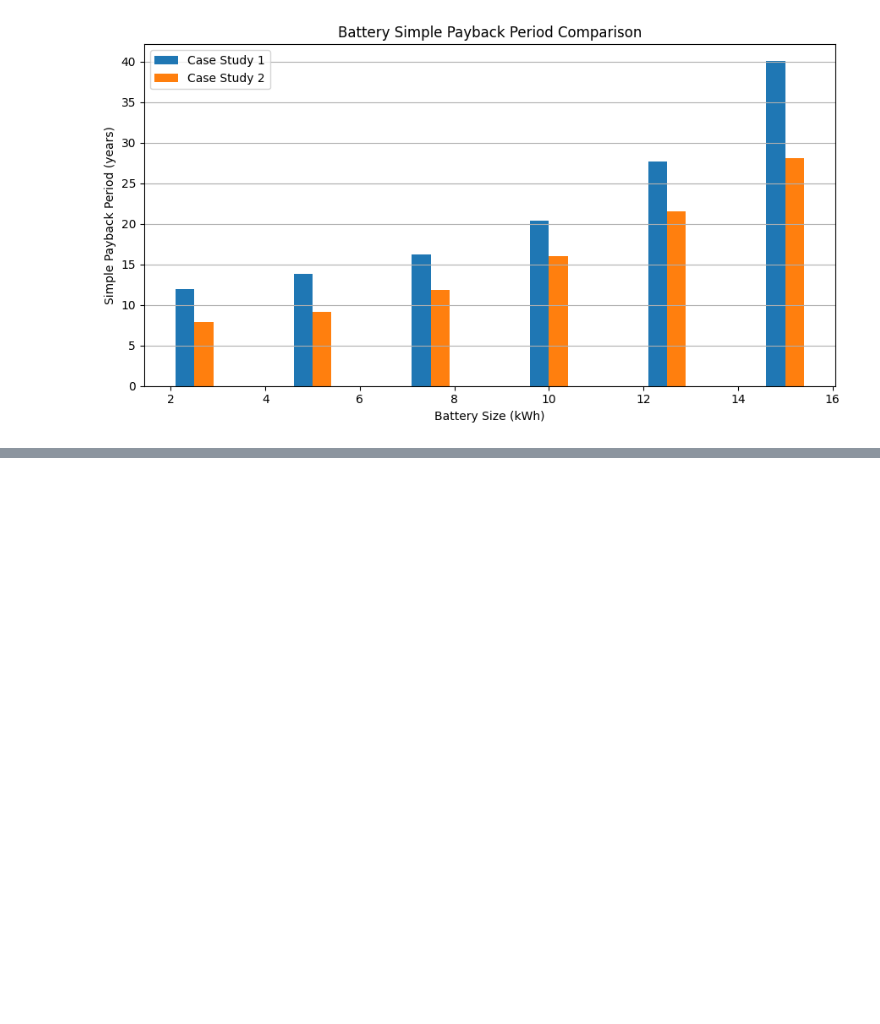
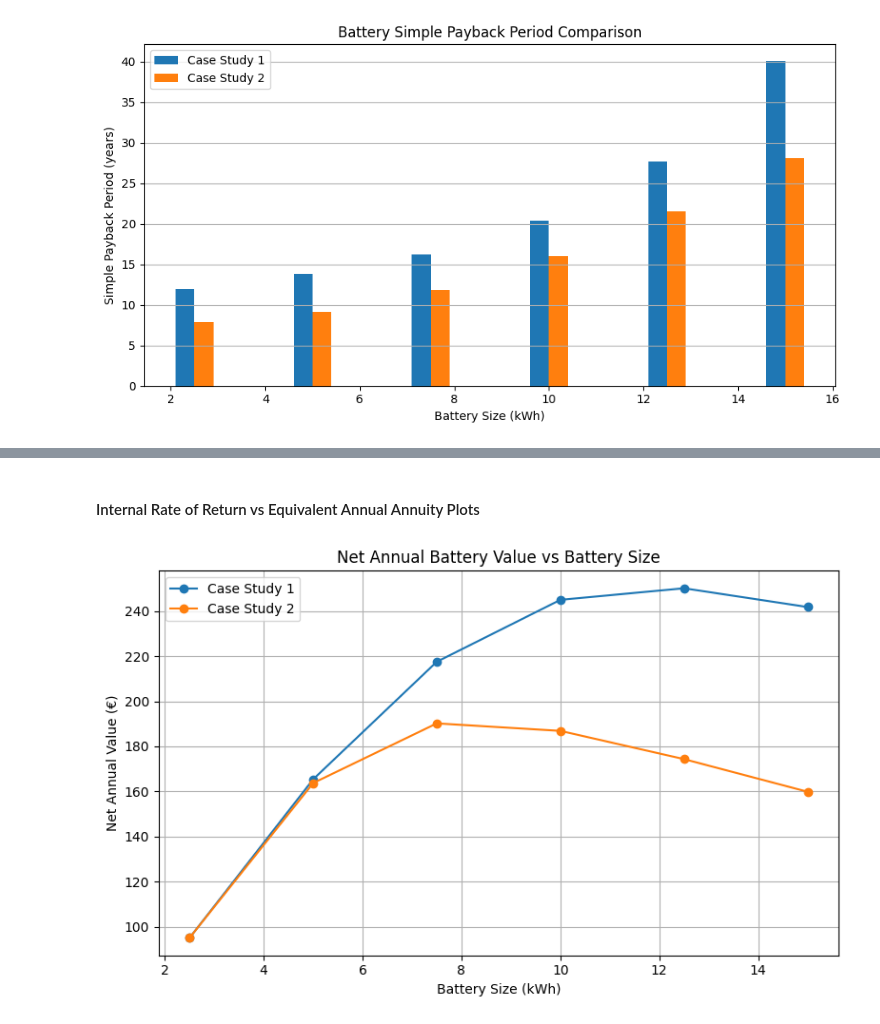
Before and after one commit to p-sav/PFDA, a Jupyter notebook: Project/Energy_analysis.ipynb, the cells around one changed output, grey strips where cells are left out. Drawn from its saved outputs; the diff is of its cells as text; code cells hidden in the pictures; blank space fills up the shorter version.

Commit message:
Plots added doe ROI and SPB comparisons between case studies

```diff
--- a/Project/Energy_analysis.ipynb
+++ b/Project/Energy_analysis.ipynb
@@ -2067,0 +2155,10 @@ plt.show()
+# %%
+discount_rate = 0.05  # 5% discount rate
+
+def calculate_npv(capex, annual_value, years, rate):
+    cashflows = [-capex] + [annual_value] * int(years)
+    return npf.npv(rate, cashflows)
+
+
+def calculate_eaa(npv, rate, years):
+    return npv * (rate / (1 - (1 + rate) ** -years))
@@ -2067,0 +2189,16 @@ plt.show()
+# %%
+battery_case2['NPV_€'] = battery_case2.apply(
+    lambda r: calculate_npv(
+        r['CAPEX_€'],
+        r['Net_Annual_Value_€'],
+        battery_life_years,
+        discount_rate
+    ),
+    axis=1
+)
+
+battery_case2['EAA_€/yr'] = battery_case2['NPV_€'].apply(
+    lambda x: calculate_eaa(x, discount_rate, battery_life_years)
+)
+
+battery_case2[['Battery_kWh', 'NPV_€', 'EAA_€/yr']]
@@ -2067,0 +2213,23 @@ plt.show()
+# %% [markdown]
+#### Internal Rate of Return vs Equivalent Annual Annuity Plots
+# %%
+import matplotlib.pyplot as plt
+
+plt.figure(figsize=(8,5))
+plt.plot(battery_case1['Battery_kWh'],
+         battery_case1['Net_Annual_Value_€'],
+         marker='o', label='Case Study 1')
+
+plt.plot(battery_case2['Battery_kWh'],
+         battery_case2['Net_Annual_Value_€'],
+         marker='o', label='Case Study 2')
+
+plt.xlabel('Battery Size (kWh)')
+plt.ylabel('Net Annual Value (€)')
+plt.title('Net Annual Battery Value vs Battery Size')
+plt.legend()
+plt.grid(True)
+plt.tight_layout()
+plt.show()
+# %% [output]
+[figure, added]
```
Also changed, not shown: parts of 14 cells of this notebook.
